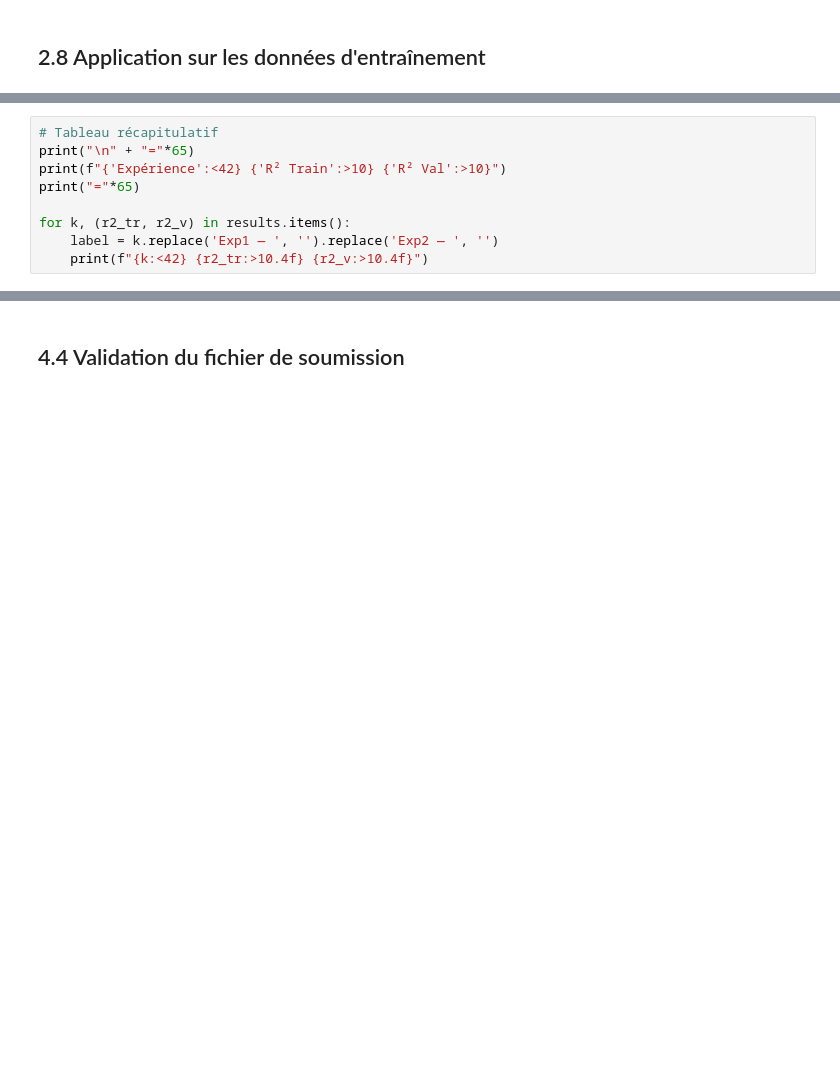
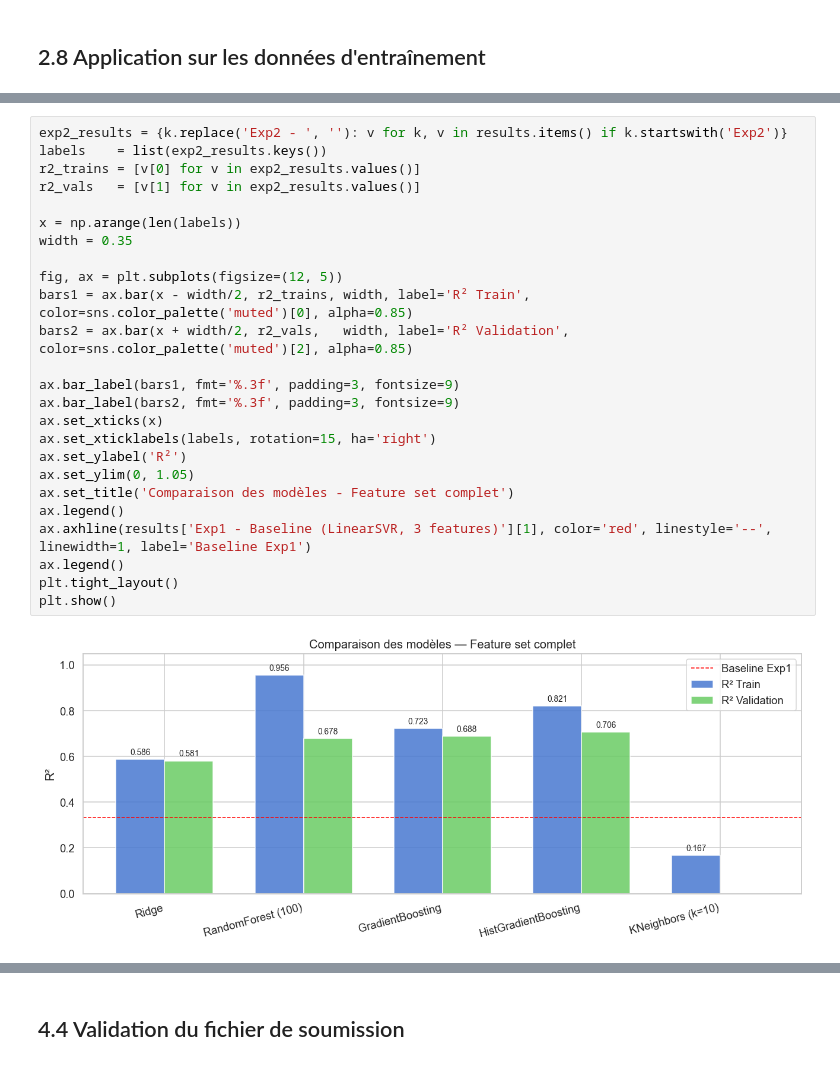
Before and after one commit to lucaperkins/airbnb-prix-prediction, a Jupyter notebook: airbnb_projet.ipynb, the cells around one changed output, grey strips where cells are left out. Saved outputs shown, nothing was run; the diff lists cells and outputs as text; blank space fills up the shorter version.

```diff
--- a/airbnb_projet.ipynb
+++ b/airbnb_projet.ipynb
@@ -998,9 +766,0 @@ for name, model in models_to_test.items():
-# %%
-# Tableau récapitulatif
-print("\n" + "="*65)
-print(f"{'Expérience':<42} {'R² Train':>10} {'R² Val':>10}")
-print("="*65)
-
-for k, (r2_tr, r2_v) in results.items():
-    label = k.replace('Exp1 — ', '').replace('Exp2 — ', '')
-    print(f"{k:<42} {r2_tr:>10.4f} {r2_v:>10.4f}")
@@ -1191,0 +909,27 @@ print(f"log_price prédit : min={y_final.min():.2f}  max={y_final.max():.2f}  mo
+# %%
+exp2_results = {k.replace('Exp2 - ', ''): v for k, v in results.items() if k.startswith('Exp2')}
+labels    = list(exp2_results.keys())
+r2_trains = [v[0] for v in exp2_results.values()]
+r2_vals   = [v[1] for v in exp2_results.values()]
+
+x = np.arange(len(labels))
+width = 0.35
+
+fig, ax = plt.subplots(figsize=(12, 5))
+bars1 = ax.bar(x - width/2, r2_trains, width, label='R² Train',      color=sns.color_palette('muted')[0], alpha=0.85)
+bars2 = ax.bar(x + width/2, r2_vals,   width, label='R² Validation', color=sns.color_palette('muted')[2], alpha=0.85)
+
+ax.bar_label(bars1, fmt='%.3f', padding=3, fontsize=9)
+ax.bar_label(bars2, fmt='%.3f', padding=3, fontsize=9)
+ax.set_xticks(x)
+ax.set_xticklabels(labels, rotation=15, ha='right')
+ax.set_ylabel('R²')
+ax.set_ylim(0, 1.05)
+ax.set_title('Comparaison des modèles - Feature set complet')
+ax.legend()
+ax.axhline(results['Exp1 - Baseline (LinearSVR, 3 features)'][1], color='red', linestyle='--', linewidth=1, label='Baseline Exp1')
+ax.legend()
+plt.tight_layout()
+plt.show()
+# %% [output]
+[figure, added]
```
Also changed, not shown: parts of 106 cells of this notebook.
